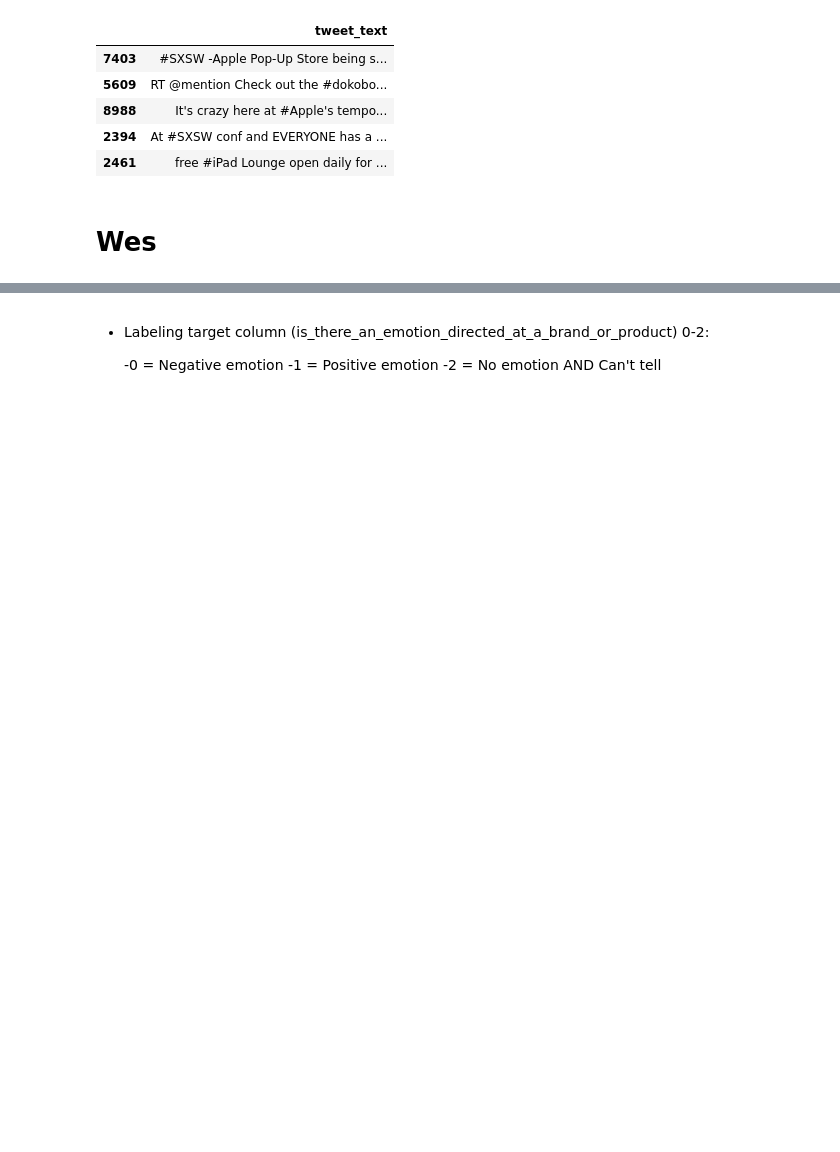
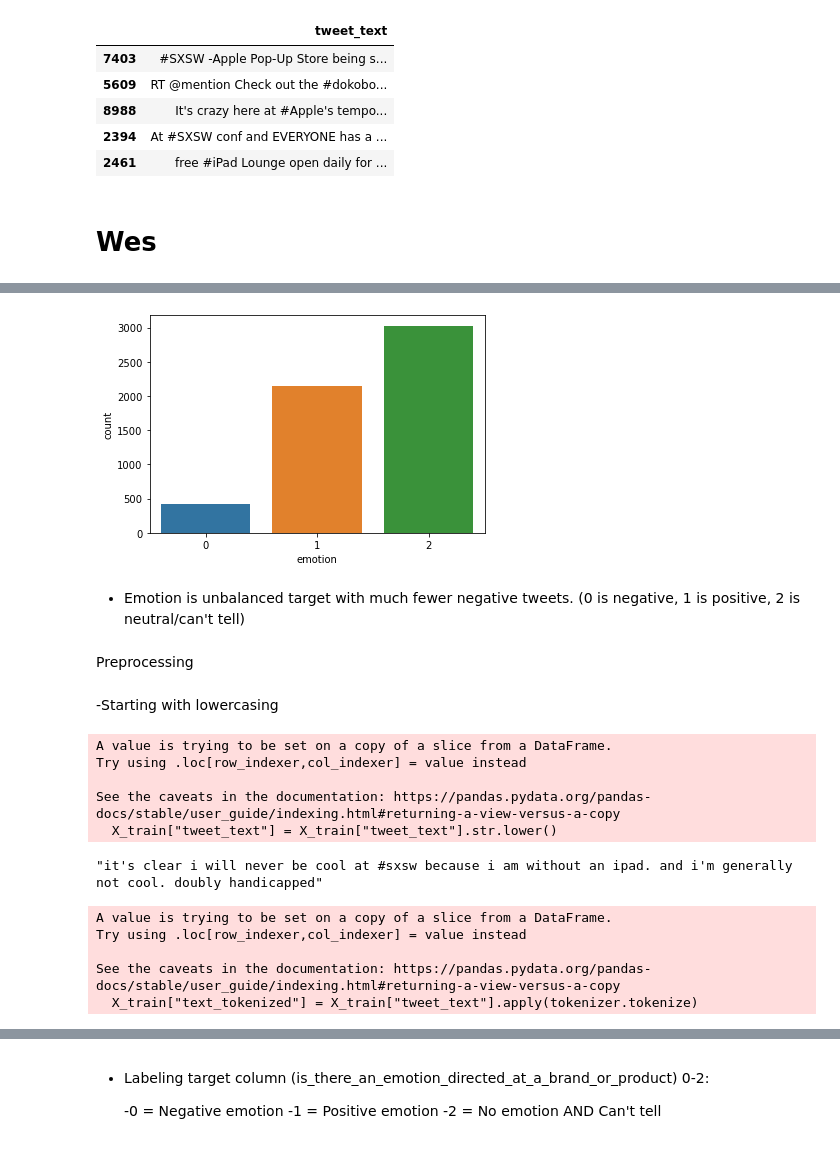
Before and after one commit to hthota1/Twitter-Sentiment-Analysis, a Jupyter notebook: Notebook.ipynb, the cells around one changed output, grey strips where cells are left out. Saved outputs shown, nothing was run; the diff lists cells and outputs as text; code cells hidden in the pictures; blank space fills up the shorter version.

```diff
--- a/Notebook.ipynb
+++ b/Notebook.ipynb
@@ -226,0 +180,22 @@ sample_tweets.style.set_properties(**{'text-align': 'left'})
+# %%
+sns.countplot(appledf.emotion);
+# %% [output]
+[figure, added]
+# %% [markdown]
+- Emotion is unbalanced target with much fewer negative tweets. (0 is negative, 1 is positive, 2 is neutral/can't tell)
+# %% [markdown]
+Preprocessing
+# %% [markdown]
+-Starting with lowercasing
+# %%
+X_train["tweet_text"] = X_train["tweet_text"].str.lower()
+# %% [output]
+A value is trying to be set on a copy of a slice from a DataFrame.
+Try using .loc[row_indexer,col_indexer] = value instead
+
+See the caveats in the documentation: https://pandas.pydata.org/pandas-docs/stable/user_guide/indexing.html#returning-a-view-versus-a-copy
+  X_train["tweet_text"] = X_train["tweet_text"].str.lower()
+# %%
+X_train.iloc[100]['tweet_text']
+# %% [output]
+"it's clear i will never be cool at #sxsw because i am without an ipad. and i'm generally not cool. doubly handicapped"
@@ -226,0 +208,8 @@ sample_tweets.style.set_properties(**{'text-align': 'left'})
+# %%
+X_train["text_tokenized"] = X_train["tweet_text"].apply(tokenizer.tokenize)
+# %% [output]
+A value is trying to be set on a copy of a slice from a DataFrame.
+Try using .loc[row_indexer,col_indexer] = value instead
+
+See the caveats in the documentation: https://pandas.pydata.org/pandas-docs/stable/user_guide/indexing.html#returning-a-view-versus-a-copy
+  X_train["text_tokenized"] = X_train["tweet_text"].apply(tokenizer.tokenize)
```
Also changed, not shown: parts of 32 cells of this notebook.
